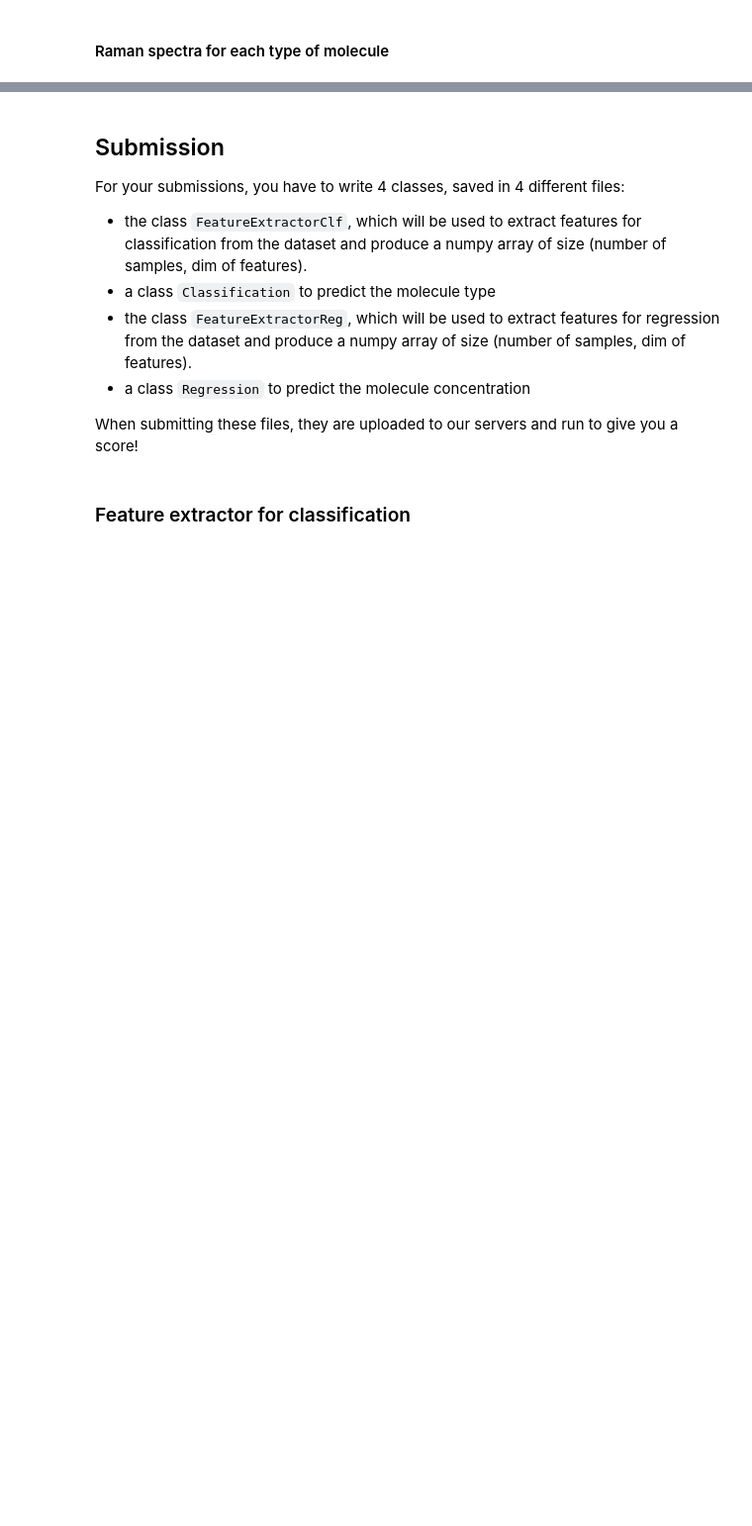
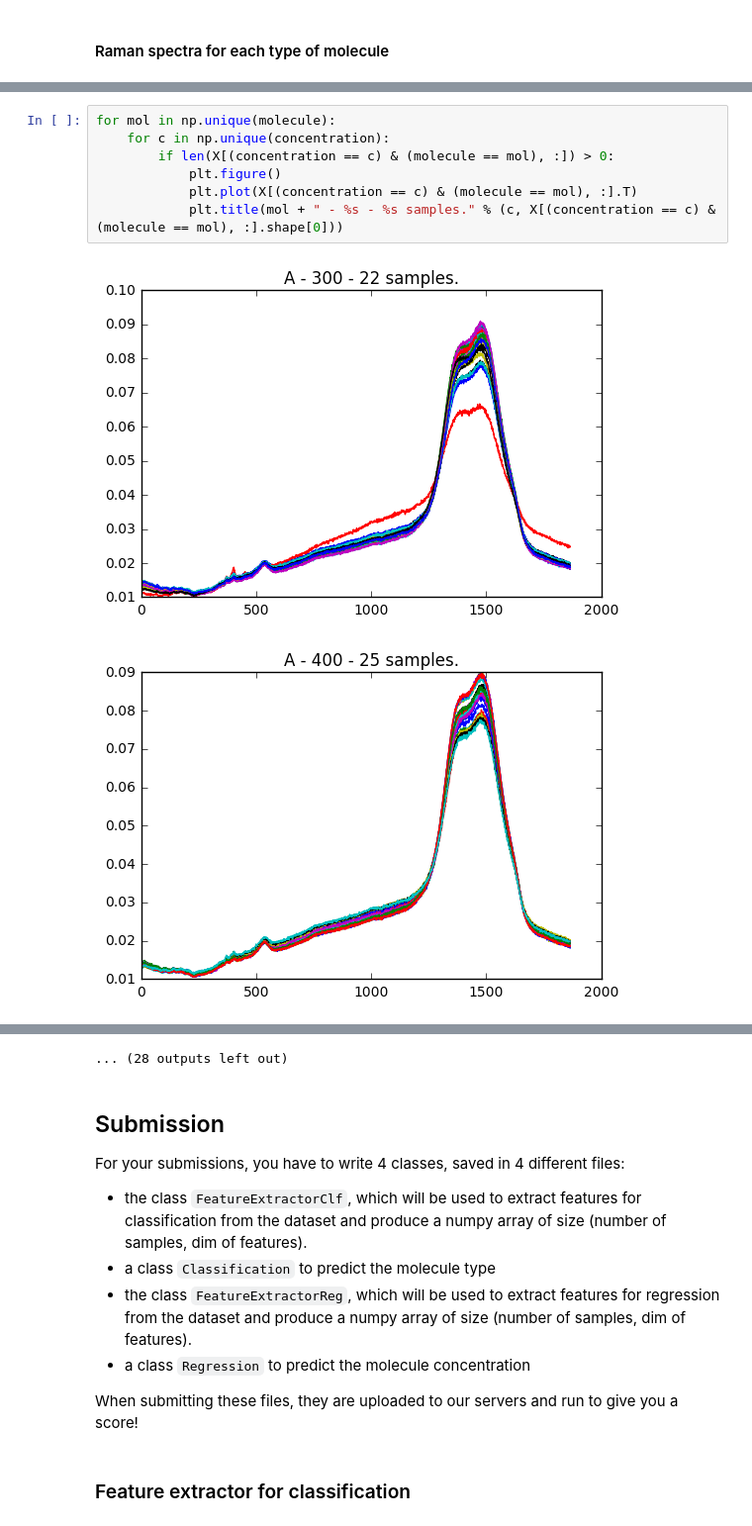
Before and after one commit to ascane/data-camp, a Jupyter notebook: drug_spectra_starting_kit/drug_spectra_starting_kit.ipynb, the cells around one changed output, grey strips where cells are left out. Shown at 99% size. Cells and saved outputs as stored; diff of their text form; blank space fills up the shorter version.

```diff
--- a/drug_spectra_starting_kit/drug_spectra_starting_kit.ipynb
+++ b/drug_spectra_starting_kit/drug_spectra_starting_kit.ipynb
@@ -185,0 +206,10 @@ for mol in np.unique(molecule):
+# %%
+for mol in np.unique(molecule):
+    for c in np.unique(concentration):
+        if len(X[(concentration == c) & (molecule == mol), :]) > 0:
+            plt.figure()
+            plt.plot(X[(concentration == c) & (molecule == mol), :].T)
+            plt.title(mol + " - %s - %s samples." % (c, X[(concentration == c) & (molecule == mol), :].shape[0]))
+# %% [output]
+[figure, added]
+[figure, added]
@@ -186,3 +226,4 @@ for mol in np.unique(molecule):
+... (28 outputs left out)
 # %% [markdown]
 ## Submission
 
```
Also changed, not shown: parts of 18 cells of this notebook, 3 other files.
